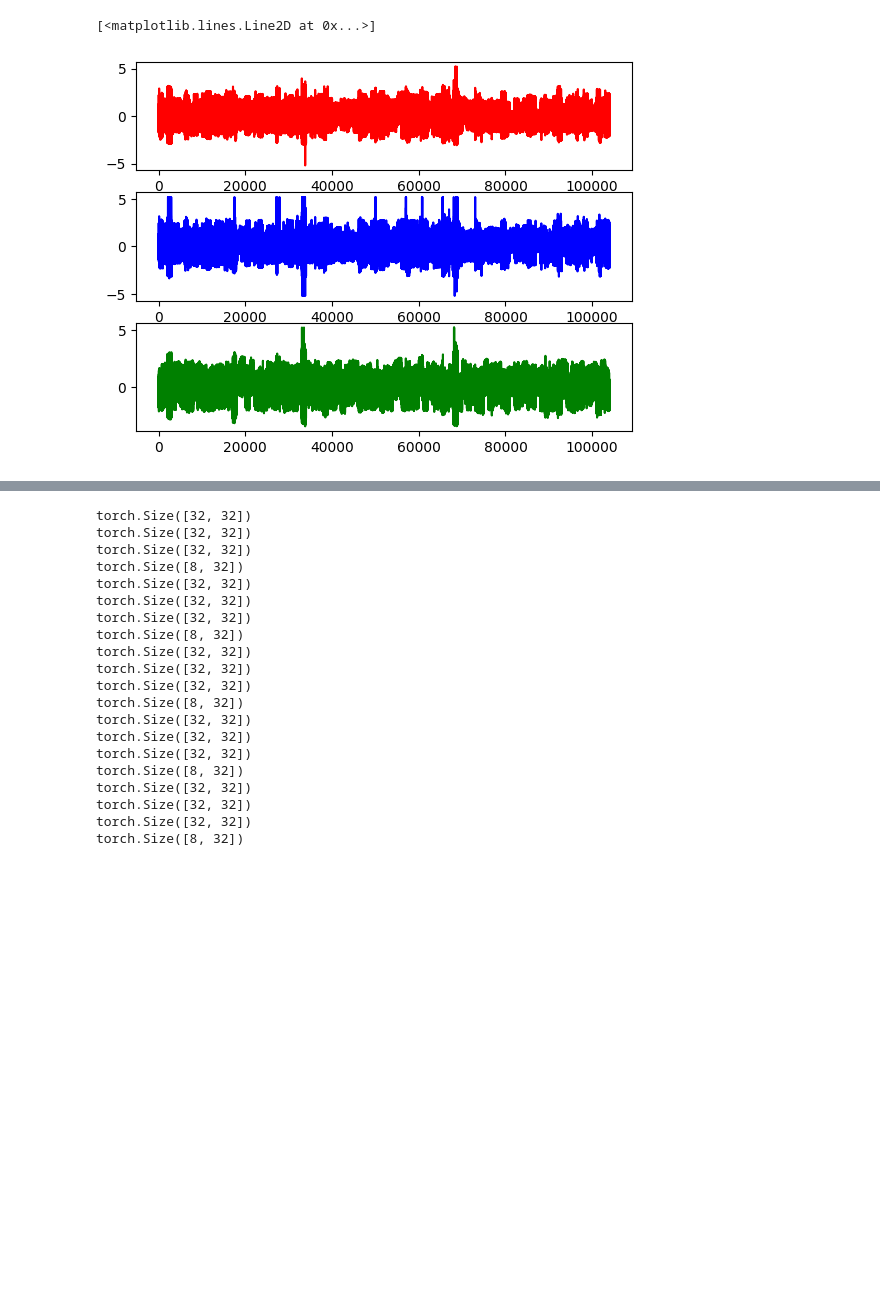
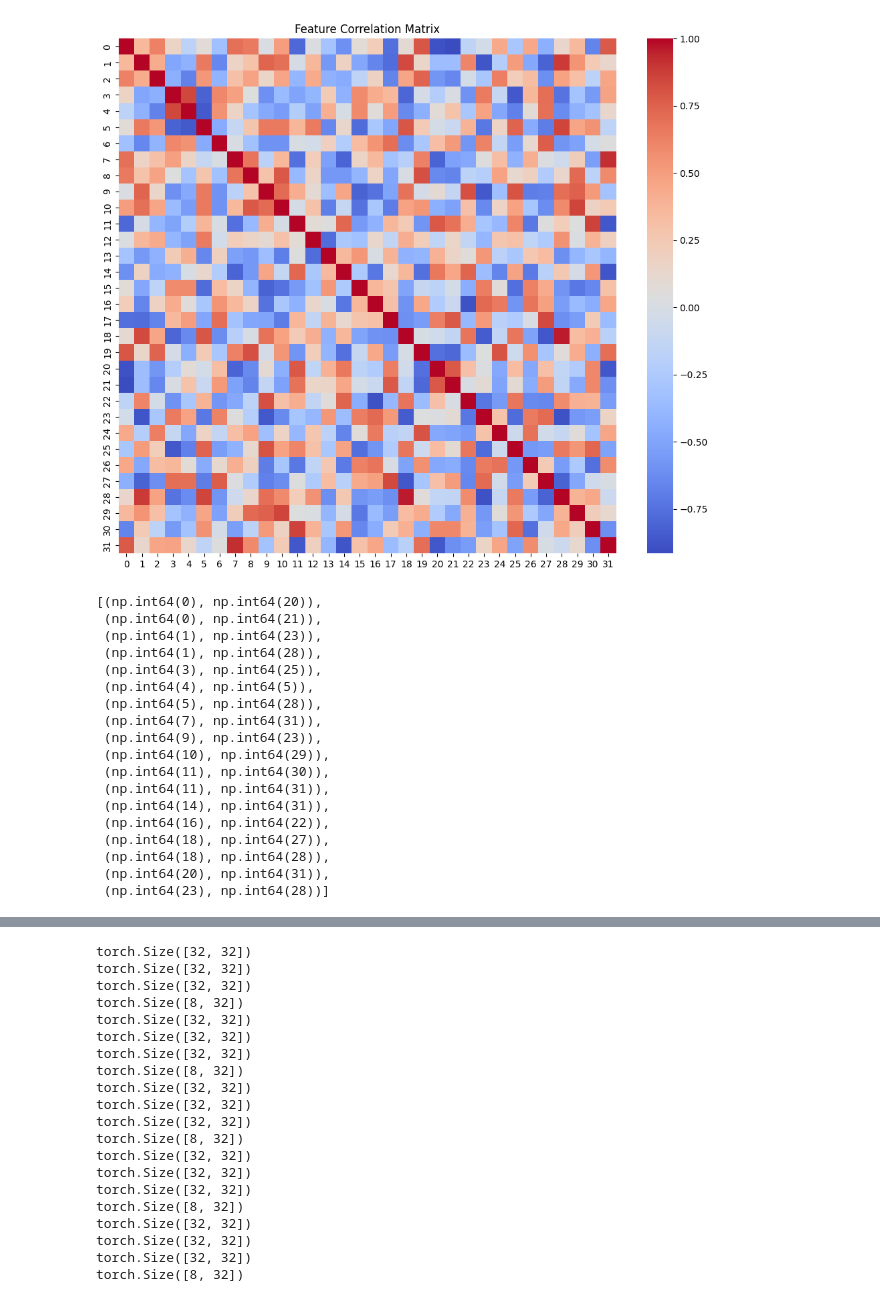
Before and after one commit to Hwi3/Wunder_Challenge, a Jupyter notebook: competition_package/submission/data_view.ipynb, the cells around one changed output, grey strips where cells are left out. Saved outputs shown, nothing was run; the diff lists cells and outputs as text; code cells hidden in the pictures; blank space fills up the shorter version.

```diff
--- a/competition_package/submission/data_view.ipynb
+++ b/competition_package/submission/data_view.ipynb
@@ -10,15 +11,60 @@ from torch.nn.utils.rnn import pad_sequence
 # %%
 #train_file = "/workspaces/Wunder_Challenge/submission/datasets/train.csv"
-test_file = "/workspaces/Wunder_Challenge/submission/datasets/test.csv"
+import os
+os.environ["PYARROW_IGNORE_EXTENSIONS"] = "1"
+import pandas as pd
+test_file_real = "/workspaces/Wunder_Challenge/competition_package/datasets/test.csv"
+train_file = "/workspaces/Wunder_Challenge/competition_package/datasets/train.parquet"
 #train_df = pd.read_csv(train_file)
-test_df = pd.read_csv(test_file)
-device = torch.device("cpu")
+
+df = pd.read_parquet(train_file)
+# %%
+grouped = df.groupby("seq_ix")
+all_cov_mat = np.zeros((32,32))
+all_corr_mat = np.zeros((32,32))
+for _, group in tqdm(grouped):
+    df = group.drop(columns=['seq_ix','step_in_seq', 'need_prediction'])
+    cov_matrix = df.cov()
+    corr_matrix = df.corr()
+    all_cov_mat += cov_matrix
+    all_corr_mat += corr_matrix
+all_cov_mat /= len(grouped)
+all_corr_mat /= len(grouped)
 # %%
-fig, axs = plt.subplots(3, 1)
-axs[0].plot(test0, color='red')
-axs[1].plot(test1, color='blue')
-axs[2].plot(test28, color='green')
+import seaborn as sns
+import matplotlib.pyplot as plt
+plt.figure(figsize=(12, 10))
+sns.heatmap(all_corr_mat, cmap="coolwarm", annot=False)
+plt.title("Feature Correlation Matrix")
+plt.show()
+#print(corr_matrix.head())
+def coords_above_threshold_symmetric(matrix, threshold):
+    # Get all coordinates above threshold
+    coords = np.argwhere(np.abs(matrix) > threshold)
+
+    # Filter out reversed duplicates (only keep upper triangle, excluding diagonal)
+    filtered = [(i, j) for i, j in coords if i < j]
+
+    return filtered
+coords_above_threshold_symmetric(all_corr_mat, 0.85)
 # %% [output]
+[figure, new version]
-[<matplotlib.lines.Line2D at 0x...>]
+[(np.int64(0), np.int64(20)),
+ (np.int64(0), np.int64(21)),
+ (np.int64(1), np.int64(23)),
+ (np.int64(1), np.int64(28)),
+ (np.int64(3), np.int64(25)),
+ (np.int64(4), np.int64(5)),
+ (np.int64(5), np.int64(28)),
+ (np.int64(7), np.int64(31)),
+ (np.int64(9), np.int64(23)),
+ (np.int64(10), np.int64(29)),
+ (np.int64(11), np.int64(30)),
+ (np.int64(11), np.int64(31)),
+ (np.int64(14), np.int64(31)),
+ (np.int64(16), np.int64(22)),
+ (np.int64(18), np.int64(27)),
+ (np.int64(18), np.int64(28)),
+ (np.int64(20), np.int64(31)),
+ (np.int64(23), np.int64(28))]
-[figure, old version]
 # %%
```
Also changed, not shown: parts of 3 cells of this notebook, 21 other files.
